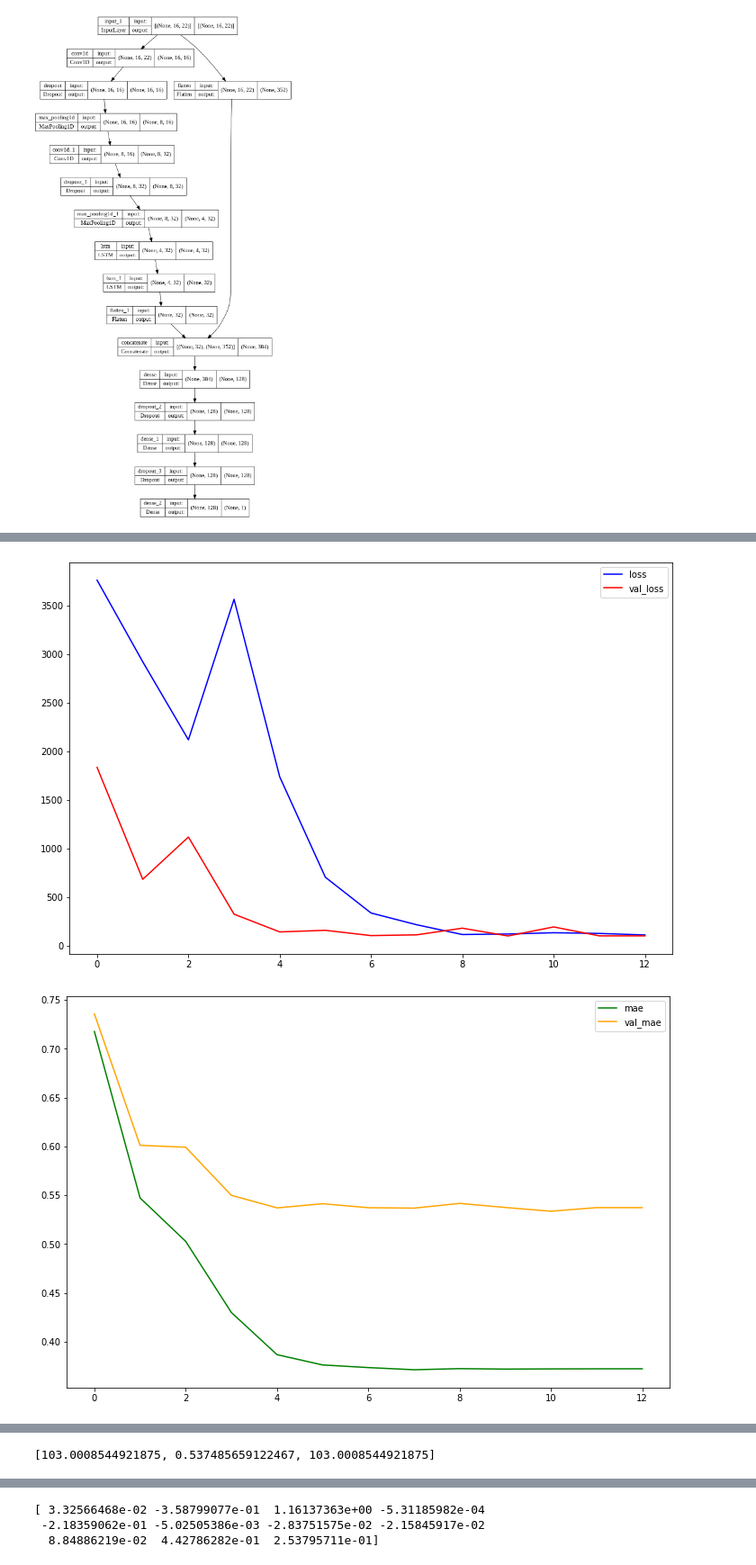
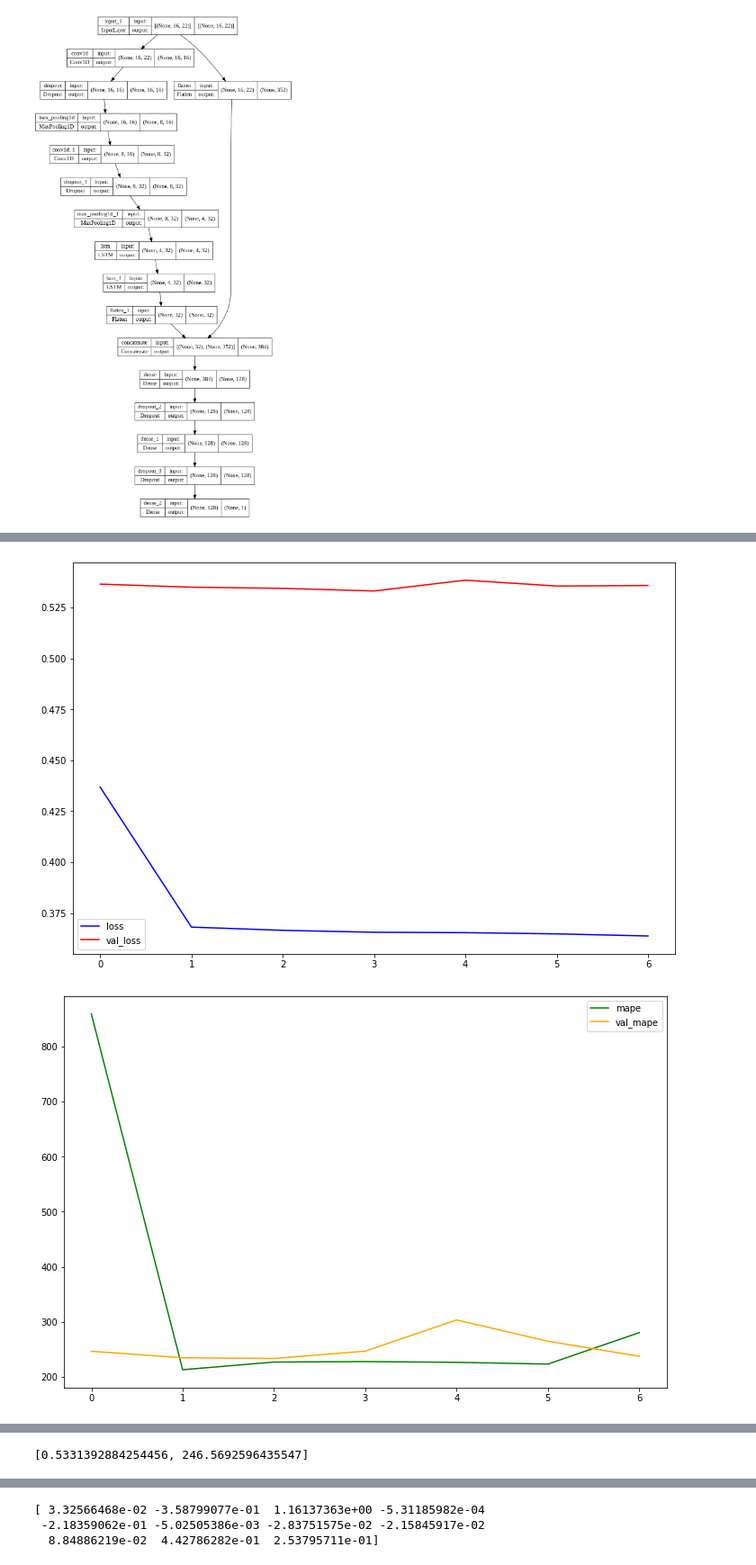
Before and after one commit to doogzultz/time_series_project, a Jupyter notebook: preprocessing_and_model_test.ipynb, the cells around one changed output, grey strips where cells are left out. Shown at 90% size. Drawn from its saved outputs; the diff is of its cells as text; code cells hidden in the pictures.

```diff
--- a/preprocessing_and_model_test.ipynb
+++ b/preprocessing_and_model_test.ipynb
@@ -325,7 +325,8 @@ def convert_to_tensor(data_dict, window_size = g.window_size, batch_size = g.bat
       dataset_tmp = dataset_tmp.map(lambda window: (window[:-1], window[-1,-1]))
       dataset = dataset.concatenate(dataset_tmp)
     if shuffle == True:
-      dataset = dataset.shuffle(shuffle_buffer).batch(batch_size).prefetch(1)
+      dataset = dataset.shuffle(shuffle_buffer)
+    dataset = dataset.batch(batch_size).prefetch(1)
     return dataset
 # %%
 train = convert_to_tensor(train_scaled)
@@ -380,7 +381,7 @@ def create_time_model(filter_units = 32, lstm_units = 32, kernel_size = 3, dense
     return model
 
 model = create_time_model()
-model.compile(loss = 'mape', optimizer = 'adam', metrics = ['mae', 'mape'])
+model.compile(loss = 'mae', optimizer = 'adam', metrics = ['mape'])
 model.summary()
 tf.keras.utils.plot_model(model, show_shapes=True)
 # %% [output]
@@ -439,8 +437,8 @@ def plot_model_perf(history, metric = None):
       plt.legend()
       plt.show()
 # %%
-plot_model_perf(history, ['mae', 'mape'])
+plot_model_perf(history, ['mape'])
 model.evaluate(valid)
 # %% [output]
-[figure, old version]
+[figure, new version]
-[figure, old version]
+[figure, new version]
@@ -449,4 +446,4 @@ model.evaluate(valid)
-[103.0008544921875, 0.537485659122467, 103.0008544921875]
+[0.5331392884254456, 246.5692596435547]
 # %%
 model.evaluate(valid)
 # %% [output]
```
Also changed, not shown: parts of 7 cells of this notebook.
